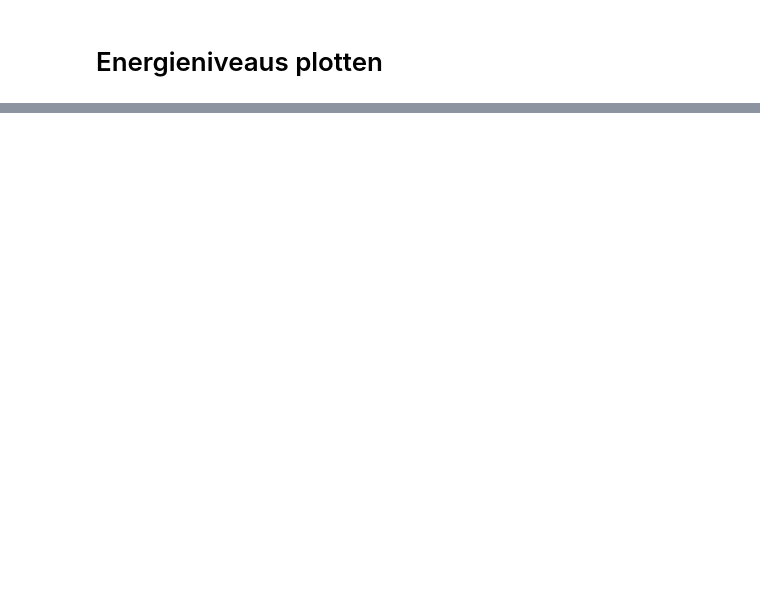
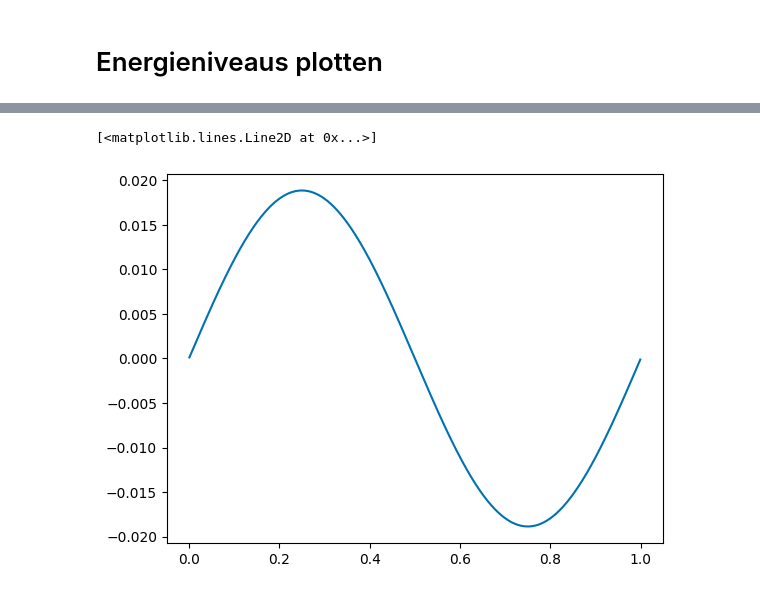
Before and after one commit to R4vante/School, a Jupyter notebook: ASIA/Leroy-1D-Schroedinger.ipynb, the cells around one changed output, grey strips where cells are left out. Drawn from its saved outputs; the diff is of its cells as text; code cells hidden in the pictures; blank space fills up the shorter version.

```diff
--- a/ASIA/Leroy-1D-Schroedinger.ipynb
+++ b/ASIA/Leroy-1D-Schroedinger.ipynb
@@ -155,0 +178,8 @@ Text(0.5, 0, '$n$')
+# %%
+t = np.linspace(0,2*np.pi/E[0], 120)
+time = np.exp(-1j*E[1]*t)
+psi_t= psi[1]*time[50]
+plt.plot(x[1:-1], psi_t)
+# %% [output]
+[<matplotlib.lines.Line2D at 0x...>]
+[figure, added]
```
Also changed, not shown: parts of 14 cells of this notebook, 3 other files.
